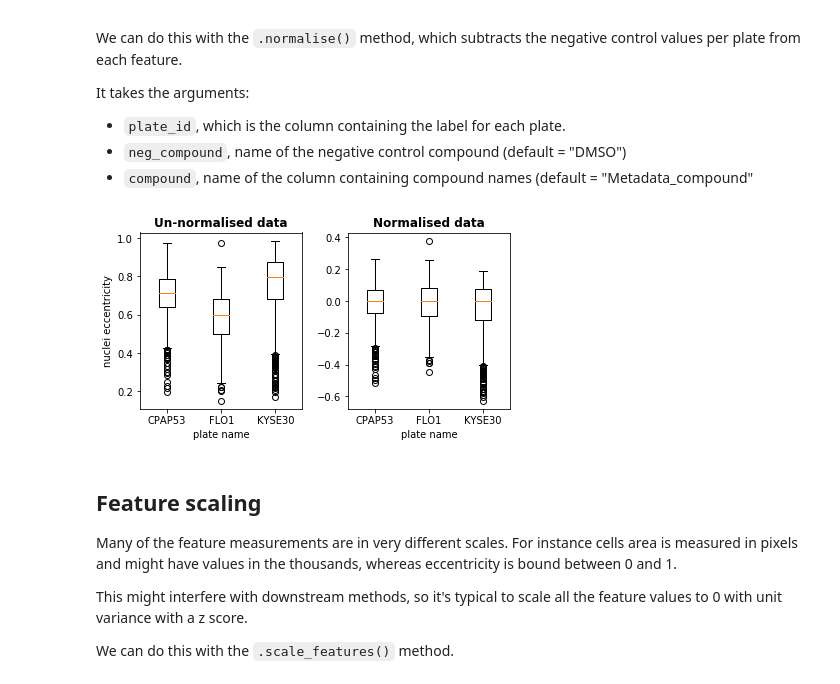
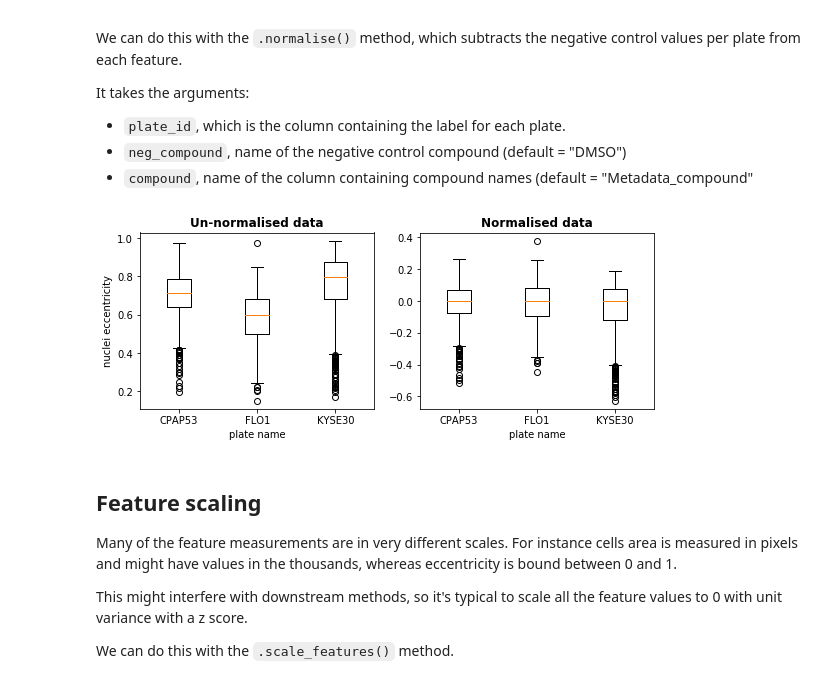
Before and after one commit to Swarchal/notebooks, a Jupyter notebook: intro_to_morar.ipynb, the cells around one changed output. Cells and saved outputs as stored; diff of their text form; code cells hidden in the pictures.

```diff
--- a/intro_to_morar.ipynb
+++ b/intro_to_morar.ipynb
@@ -139,35 +121,35 @@ It takes the arguments:
 def norm_plot(dat, title):
     names, vals = [], []
     grouping = dat.groupby("Metadata_platename")
     for name, group in grouping:
         tmp = group.Nuclei_AreaShape_Eccentricity.values.tolist()
         vals.append(tmp)
         names.append(name)
 
     plt.boxplot(vals)
     plt.xticks(range(1, len(names)+1), names)
     plt.xlabel("plate name")
     plt.title(title, fontweight="bold")
 
 
 
-plt.figure(figsize=[6,6])
+plt.figure(figsize=[8,6])
 
 plt.subplot(221)
 norm_plot(data, "Un-normalised data")
 plt.ylabel("nuclei eccentricity")
 
 plt.subplot(222)
 
 # normalise data per plate (cell-line)
 data_norm = data.normalise(plate_id="Metadata_platename")
 
 norm_plot(data_norm, "Normalised data")
 
 plt.tight_layout()
 plt.show()
 # %% [output]
-[figure, old version]
+[figure, new version]
 # %% [markdown]
 ## Feature scaling
 
```
Also changed, not shown: parts of 4 cells of this notebook.
